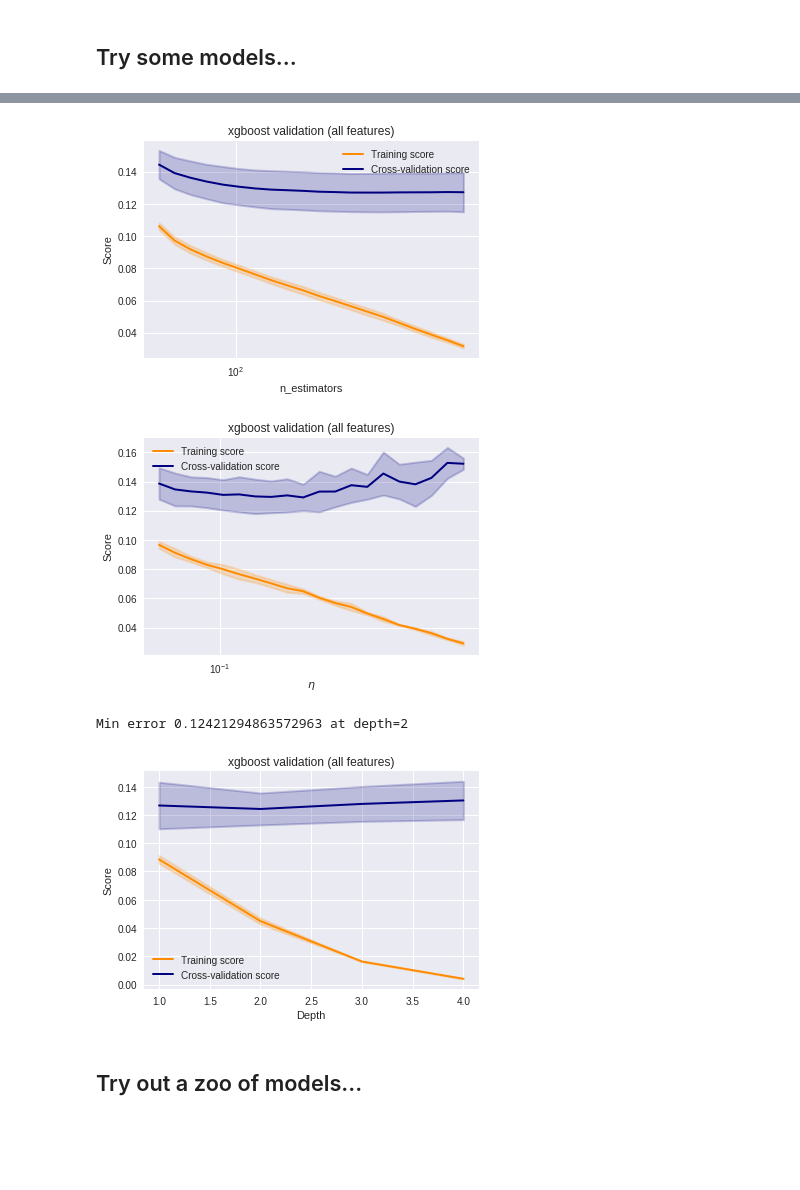
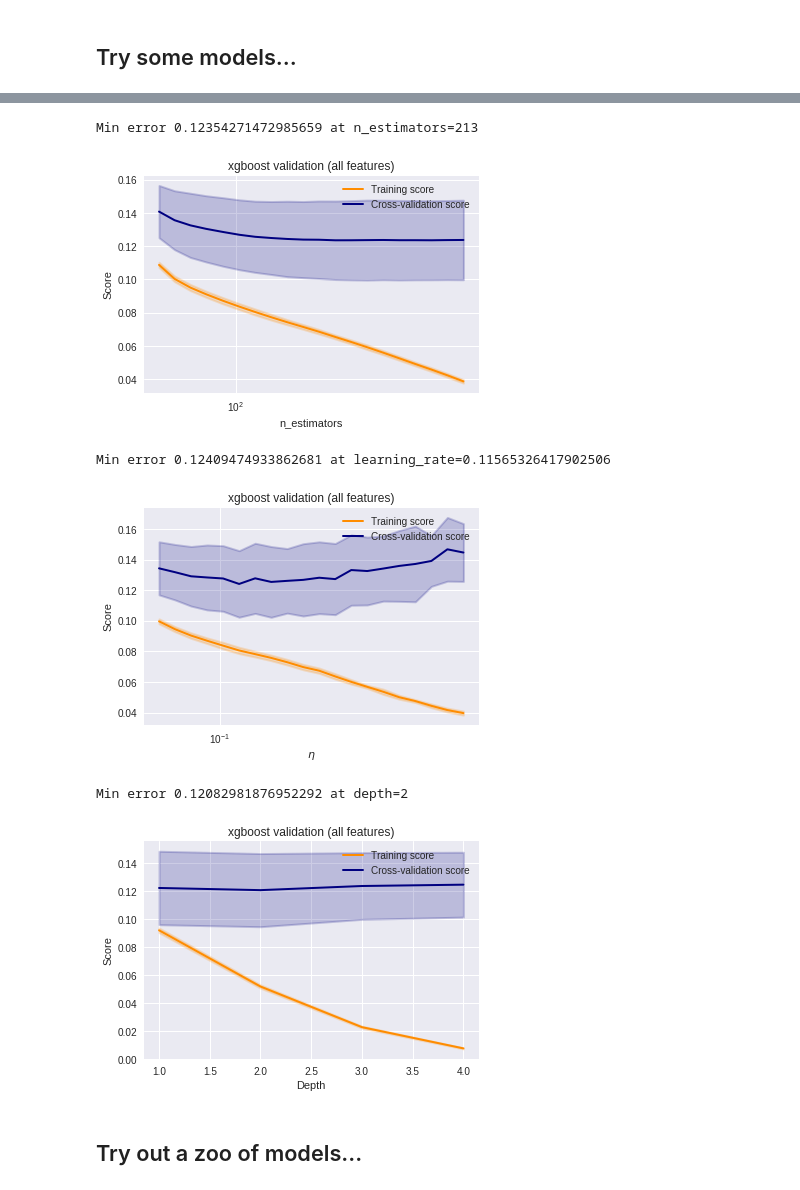
Before and after one commit to Hodapp87/kaggle-house-prices, a Jupyter notebook: Scratch for House Prices competition on Kaggle.ipynb, the cells around one changed output, grey strips where cells are left out. Saved outputs shown, nothing was run; the diff lists cells and outputs as text; code cells hidden in the pictures; blank space fills up the shorter version.

```diff
--- a/Scratch for House Prices competition on Kaggle.ipynb
+++ b/Scratch for House Prices competition on Kaggle.ipynb
@@ -300,7 +350,10 @@ def preprocess(df):
                PavedDrive   = df_get("PavedDrive",   pave),
                PoolQC       = df_get("PoolQC",       qual, True),
                Fence        = df_get("Fence",        fence, True),
+               # Other transformations:
+               GrLivArea    = numpy.log(df["GrLivArea"]),
               )
+    df2 = df2[df2.LotArea < 60000]
     return df2
 
 train = preprocess(train_raw)
@@ -703,29 +764,39 @@ train_scores, valid_scores = sklearn.model_selection.validation_curve(
     train_Y,
     "n_estimators",
     est_range,
-    scoring = rmse)
+    scoring = rmse,
+    cv=10)
+valid_means = valid_scores.mean(axis=1)
+idx = numpy.argmin(valid_means)
+print("Min error {0} at n_estimators={1}".format(valid_means[idx], est_range[idx]))
 
 plt.title("xgboost validation (all features)")
 plt.xlabel("n_estimators")
 plot_validation(train_scores, valid_scores, est_range)
 # %% [output]
+Min error 0.12354271472985659 at n_estimators=213
-[figure, old version]
+[figure, new version]
 # %%
 xgb = xgboost.sklearn.XGBRegressor(nthread=-1, seed=12345, n_estimators=100)
 eta_range = numpy.logspace(-1.2, -0.2, 20)
 train_scores, valid_scores = sklearn.model_selection.validation_curve(
     xgb,
     train_X_all,
     train_Y,
     "learning_rate",
     eta_range,
-    scoring = rmse)
+    scoring = rmse,
+    cv=10)
+valid_means = valid_scores.mean(axis=1)
+idx = numpy.argmin(valid_means)
+print("Min error {0} at learning_rate={1}".format(valid_means[idx], eta_range[idx]))
 
 plt.title("xgboost validation (all features)")
 plt.xlabel("$\eta$")
 plot_validation(train_scores, valid_scores, eta_range)
 # %% [output]
+Min error 0.12409474933862681 at learning_rate=0.11565326417902506
-[figure, old version]
+[figure, new version]
 # %%
 xgb = xgboost.sklearn.XGBRegressor(nthread=-1, seed=12345, learning_rate=0.1, n_estimators=1000)
 depth_range = numpy.arange(1, 5)
@@ -735,7 +806,8 @@ train_scores, valid_scores = sklearn.model_selection.validation_curve(
     train_Y,
     "max_depth",
     depth_range,
-    scoring = rmse)
+    scoring = rmse,
+    cv=10)
 valid_means = valid_scores.mean(axis=1)
 idx = numpy.argmin(valid_means)
 print("Min error {0} at depth={1}".format(valid_means[idx], depth_range[idx]))
@@ -744,8 +816,8 @@ plt.title("xgboost validation (all features)")
 plt.xlabel("Depth")
 plot_validation(train_scores, valid_scores, depth_range, linear=True)
 # %% [output]
-Min error 0.12421294863572963 at depth=2
+Min error 0.12082981876952292 at depth=2
-[figure, old version]
+[figure, new version]
 # %% [markdown]
 ## Try out a zoo of models...
 # %%
```
Also changed, not shown: parts of 23 cells of this notebook.
